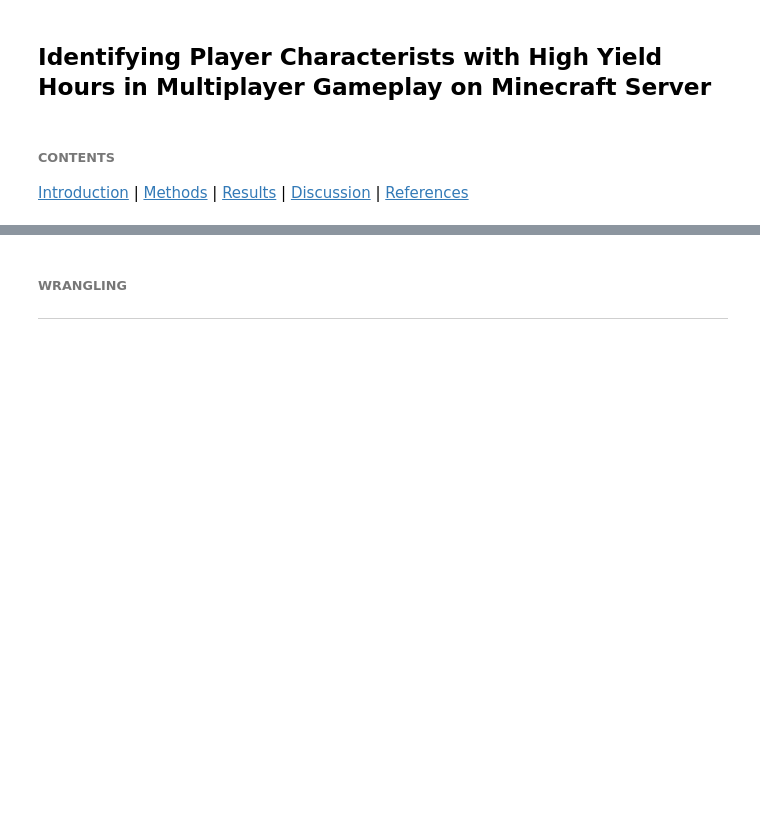
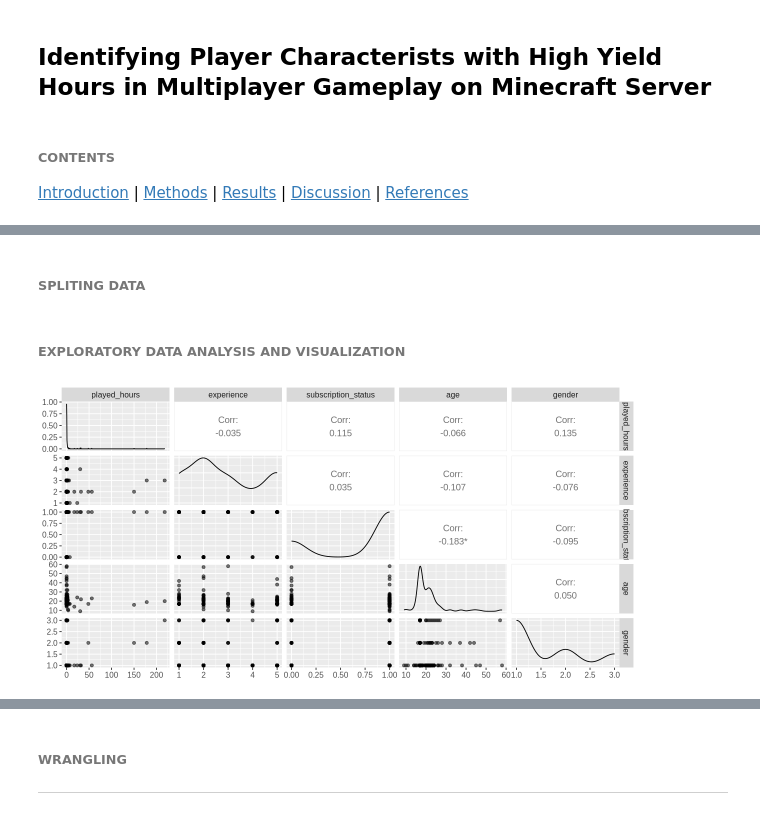
Before and after one commit to vicky-nak/DSCI-Final-Report-24, a Jupyter notebook: Final Report.ipynb, the cells around one changed output, grey strips where cells are left out. Saved outputs shown, nothing was run; the diff lists cells and outputs as text; code cells hidden in the pictures; blank space fills up the shorter version.

Commit message:
Data quantification and split

```diff
--- a/Final Report.ipynb
+++ b/Final Report.ipynb
@@ -24,4 +24,3 @@ library(forcats)
 # %%
-###### loading in players data
-players <- read_csv("https://raw.githubusercontent.com/vicky-nak/DSCI-Final-Report-24/refs/heads/main/players.csv")
-slice(players, 1:3)
+# loading players.csv data
+  players <- read_csv("https://raw.githubusercontent.com/vicky-nak/DSCI-Final-Report-24/refs/heads/main/players.csv", show_col_types = FALSE)
@@ -85,0 +57,29 @@ note: all figures should have a figure number and a legend_
+# %%
+players_num <- players |>
+    filter(!is.na(Age), na.rm = TRUE) |> mutate(age = Age) |>
+    mutate(experience = case_when(experience == "Beginner" ~ 1,  # Given the order (with reference to PLAI)
+                                  experience == "Amateur"  ~ 2,  # ordinal encoding was used for a 1-5 scale
+                                  experience == "Regular"  ~ 3,
+                                  experience == "Pro"      ~ 4,
+                                  experience == "Veteran"  ~ 5)) |>
+    mutate(subscription_status = as.numeric(subscribe)) |>       # Using binary where True = 1, False = 0
+    mutate(gender = case_when(gender == "Male"   ~ 1,   # While not ordinal, for better outcomes, the data was combined into 3 categories given the
+                              gender == "Female" ~ 2,   # lack of data on genders other than Male and Female
+                              gender == "Other"  ~ 3, gender == "Two-Spirited" ~ 3, gender == "Agender" ~ 3, gender == "Non-binary" ~ 3, gender == "Prefer not to say" ~ 3)) |>
+    filter(!is.na(gender), na.rm = TRUE) |>
+    select(played_hours, experience, subscription_status, age, gender)
+# %% [markdown]
+###### **SPLITING DATA**
+# %%
+set.seed(1000) # This analysis utilizes seed no. 1000
+players_num_split    <- initial_split(players_num, prop = 0.75, strata = played_hours)
+players_num_training <- training(players_num_split)
+players_num_testing  <- testing (players_num_split)
+# %% [markdown]
+###### **EXPLORATORY DATA ANALYSIS AND VISUALIZATION**
+# %%
+options(repr.plot.height = 5, repr.plot.width = 10)
+# Using ggpairs, we can observe the relationships between variables to discern which ones are best to focus on.
+players_num_training |> ggpairs(aes(alpha = 0.05)) + theme(text = element_text(size = 12))
+# %% [output]
+[figure, added]
```
Also changed, not shown: parts of 23 cells of this notebook, 1 other file.
